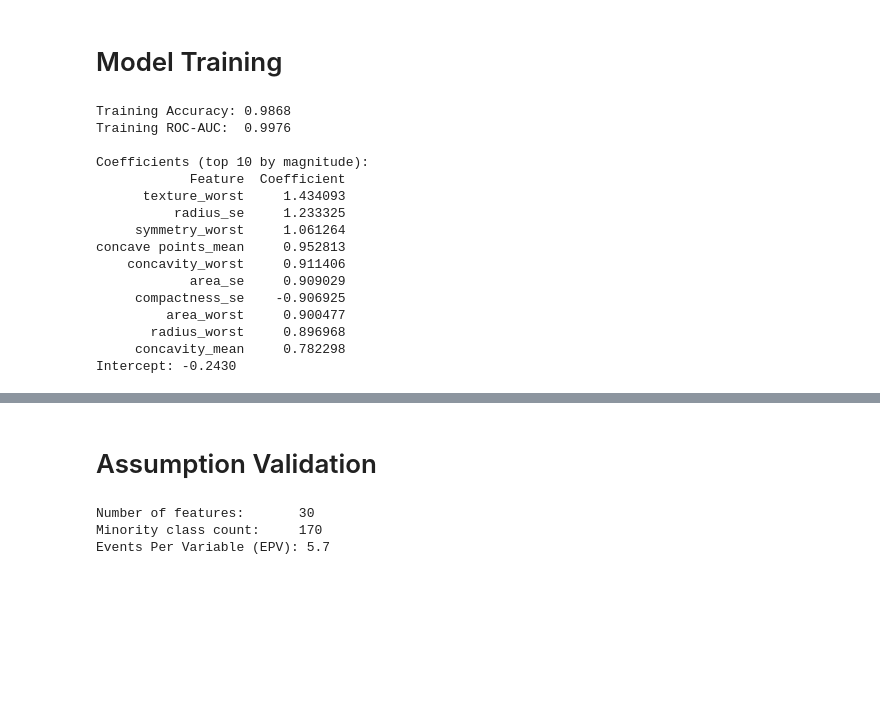
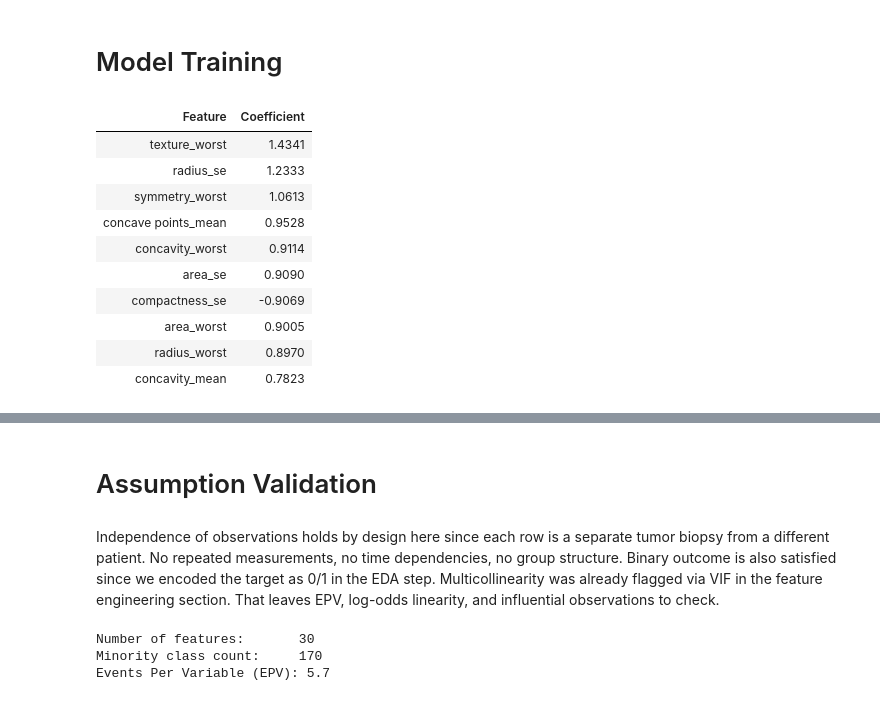
Before and after one commit to amaldu/data-science-katas, a Jupyter notebook: machine_learning/01_regression/logistic_regression/exercises/exercise_logistic_regression.ipynb, the cells around one changed output, grey strips where cells are left out. Drawn from its saved outputs; the diff is of its cells as text; code cells hidden in the pictures; blank space fills up the shorter version.

```diff
--- a/machine_learning/01_regression/logistic_regression/exercises/exercise_logistic_regression.ipynb
+++ b/machine_learning/01_regression/logistic_regression/exercises/exercise_logistic_regression.ipynb
@@ -249,39 +250,32 @@ The baseline just predicts benign every time and gets 63.16% accuracy. That's th
 # %%
 from sklearn.linear_model import LogisticRegression
 from sklearn.metrics import roc_auc_score
 
 model = LogisticRegression(random_state=42, max_iter=1000)
 model.fit(X_train_scaled, y_train)
 
 y_train_pred = model.predict(X_train_scaled)
 y_train_proba = model.predict_proba(X_train_scaled)[:, 1]
 
 train_acc = accuracy_score(y_train, y_train_pred)
 train_auc = roc_auc_score(y_train, y_train_proba)
 
-print(f"Training Accuracy: {train_acc:.4f}")
-print(f"Training ROC-AUC:  {train_auc:.4f}")
+pd.DataFrame({'Metric': ['Accuracy', 'ROC-AUC'], 'Training': [train_acc, train_auc]}).style.format({'Training': '{:.4f}'}).hide(axis='index')
 
-print(f"\nCoefficients (top 10 by magnitude):")
 coef_df = pd.DataFrame({'Feature': X.columns, 'Coefficient': model.coef_[0]})
-coef_df = coef_df.reindex(coef_df['Coefficient'].abs().sort_values(ascending=False).index)
-print(coef_df.head(10).to_string(index=False))
-print(f"Intercept: {model.intercept_[0]:.4f}")
+coef_df['|Coefficient|'] = coef_df['Coefficient'].abs()
+coef_df = coef_df.sort_values('|Coefficient|', ascending=False).drop(columns='|Coefficient|').head(10)
+coef_df.style.format({'Coefficient': '{:.4f}'}).hide(axis='index')
 # %% [output]
-Training Accuracy: 0.9868
-Training ROC-AUC:  0.9976
-
-Coefficients (top 10 by magnitude):
-            Feature  Coefficient
-      texture_worst     1.434093
-          radius_se     1.233325
-     symmetry_worst     1.061264
-concave points_mean     0.952813
-    concavity_worst     0.911406
-            area_se     0.909029
-     compactness_se    -0.906925
-         area_worst     0.900477
-       radius_worst     0.896968
-     concavity_mean     0.782298
-Intercept: -0.2430
+| Feature | Coefficient |
+| texture_worst | 1.4341 |
+| radius_se | 1.2333 |
+| symmetry_worst | 1.0613 |
+| concave points_mean | 0.9528 |
+| concavity_worst | 0.9114 |
+| area_se | 0.9090 |
+| compactness_se | -0.9069 |
+| area_worst | 0.9005 |
+| radius_worst | 0.8970 |
+| concavity_mean | 0.7823 |
 # %% [markdown]
@@ -289,3 +285,5 @@ Training accuracy of 0.987 and AUC of 0.998. Very strong on the training data. T
 # %% [markdown]
 # Assumption Validation
+# %% [markdown]
+Independence of observations holds by design here since each row is a separate tumor biopsy from a different patient. No repeated measurements, no time dependencies, no group structure. Binary outcome is also satisfied since we encoded the target as 0/1 in the EDA step. Multicollinearity was already flagged via VIF in the feature engineering section. That leaves EPV, log-odds linearity, and influential observations to check.
 # %%
```
Also changed, not shown: parts of 19 cells of this notebook.
